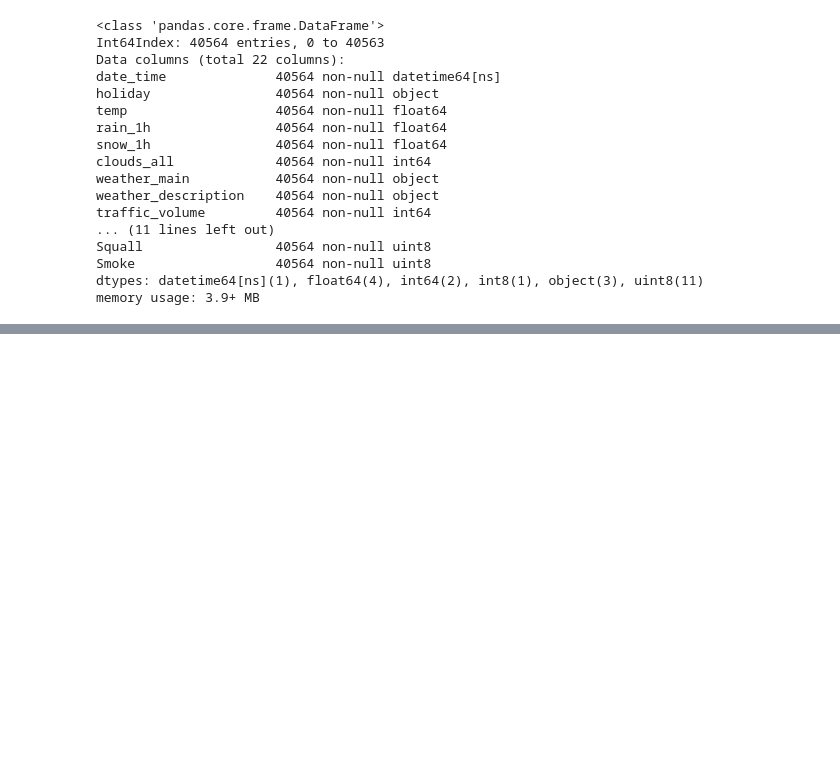
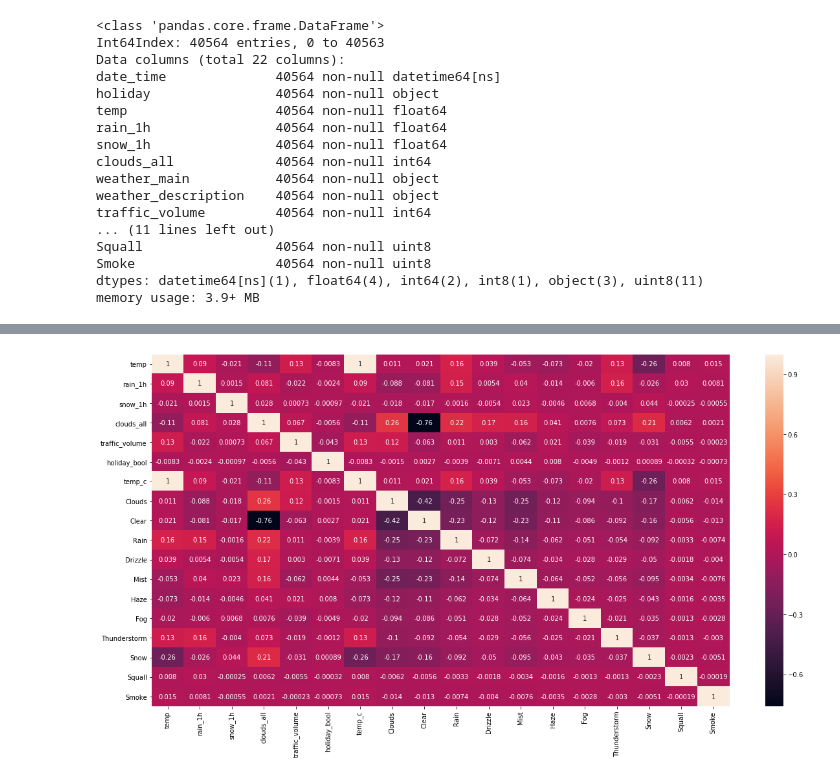
Before and after one commit to dawis96/regression-model-for-metro-interstate-traffic-volume, a Jupyter notebook: data_processing.ipynb, the cells around one changed output, grey strips where cells are left out. Drawn from its saved outputs; the diff is of its cells as text; code cells hidden in the pictures; blank space fills up the shorter version.

```diff
--- a/data_processing.ipynb
+++ b/data_processing.ipynb
@@ -293,2 +301,9 @@ df_agg.head()
+# %%
+# plot correlation heatmap
+plt.rcParams['figure.figsize'] = [20, 10]
+corr_matrix = df.corr()
+sn.heatmap(corr_matrix, annot=True);
+# %% [output]
+[figure, added]
 # %%
 # save preprocessed data to csv
```
Also changed, not shown: parts of 13 cells of this notebook, 2 other files.
